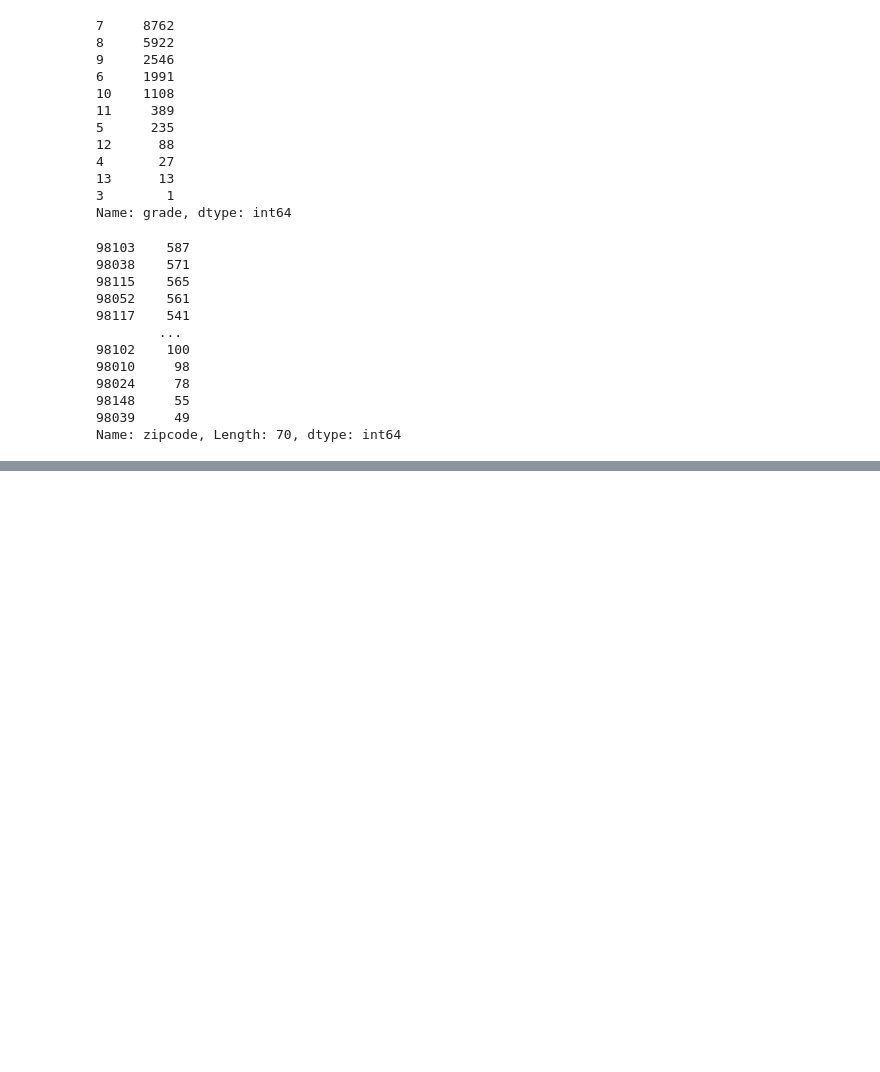
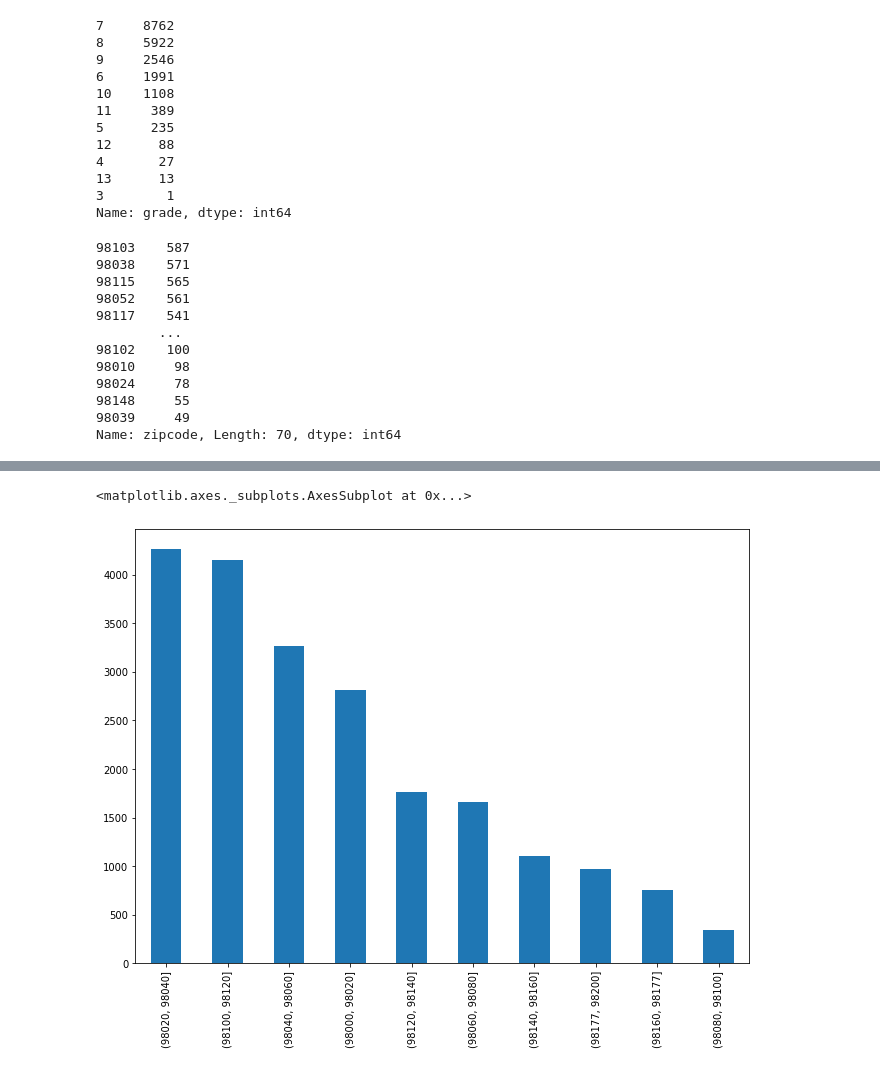
Before and after one commit to andiosika/dsc-v2-mod1-final-project-online-ds-pt-100719, a Jupyter notebook: student.ipynb, the cells around one changed output, grey strips where cells are left out. Drawn from its saved outputs; the diff is of its cells as text; code cells hidden in the pictures; blank space fills up the shorter version.

```diff
--- a/student.ipynb
+++ b/student.ipynb
@@ -419,0 +533,6 @@ Name: zipcode, Length: 21082, dtype: int64
+# %%
+bins = [98000, 98020, 98040, 98060, 98080, 98100, 98120, 98140, 98160, 98177, 98200]
+# %%
+bins_zip = pd.cut(kc['zipcode'].astype('str').astype('float'), bins)
+bins_zip = bins_zip.cat.as_ordered()
+bins_zip.head()
@@ -419,0 +547,5 @@ Name: zipcode, Length: 21082, dtype: int64
+# %%
+bins_zip.value_counts().plot(kind='bar', figsize=(11,8))
+# %% [output]
+<matplotlib.axes._subplots.AxesSubplot at 0x...>
+[figure, added]
```
Also changed, not shown: parts of 52 cells of this notebook.
